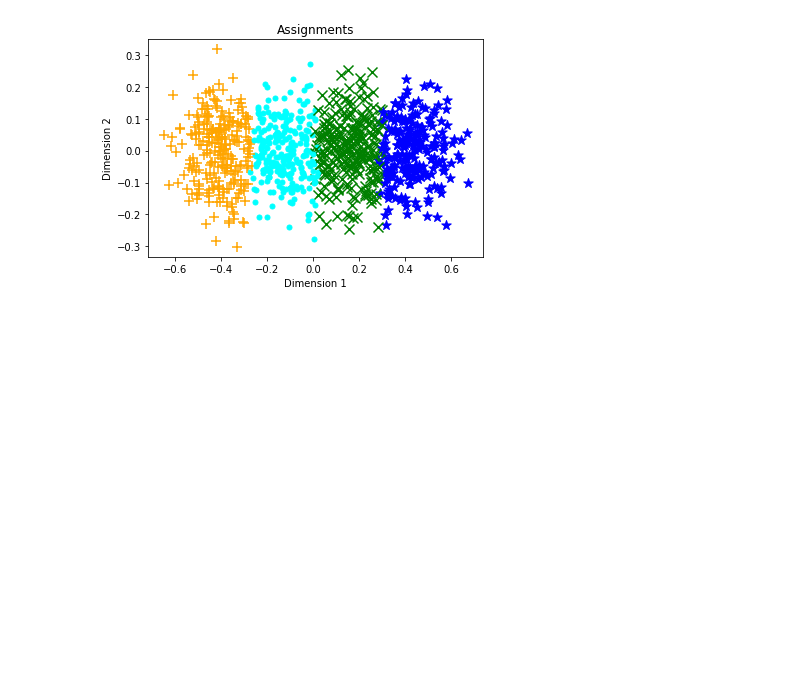
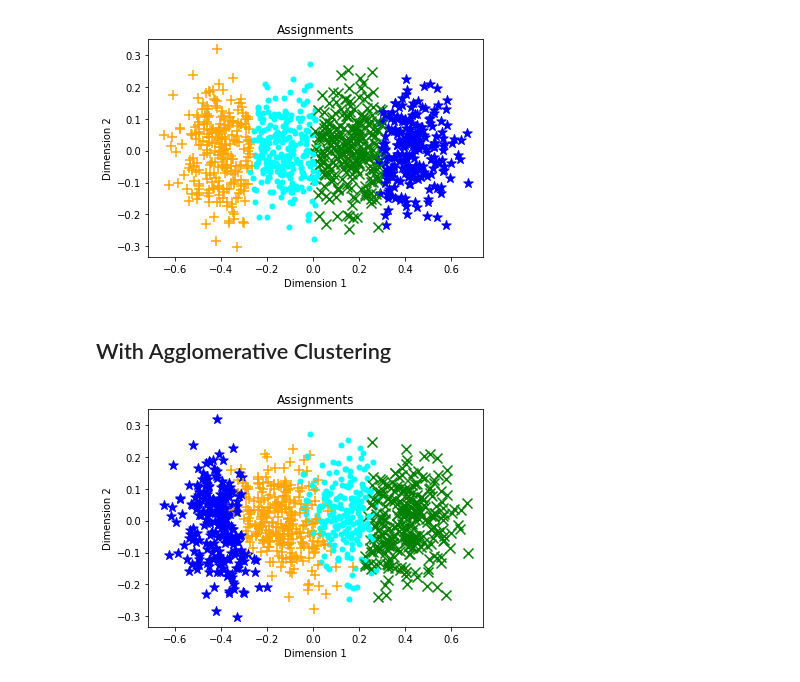
Before and after one commit to shivani-singhal0410/ml-challenges, a Jupyter notebook: challenges/04 - Clustering Challenge.ipynb, the cells around one changed output. Cells and saved outputs as stored; diff of their text form; code cells hidden in the pictures; blank space fills up the shorter version.

Commit message:
Clustering challenge final commit

```diff
--- a/challenges/04 - Clustering Challenge.ipynb
+++ b/challenges/04 - Clustering Challenge.ipynb
@@ -152,3 +152,12 @@ def plot_clusters(samples, clusters):
 plot_clusters(features_2d, km_clusters)
 # %% [output]
 [figure]
+# %% [markdown]
+## With Agglomerative Clustering
+# %%
+from sklearn.cluster import AgglomerativeClustering
+agg_model = AgglomerativeClustering(n_clusters = 4)
+agg_clusters = agg_model.fit_predict(data)
+plot_clusters(features_2d,agg_clusters)
+# %% [output]
+[figure, added]
```
